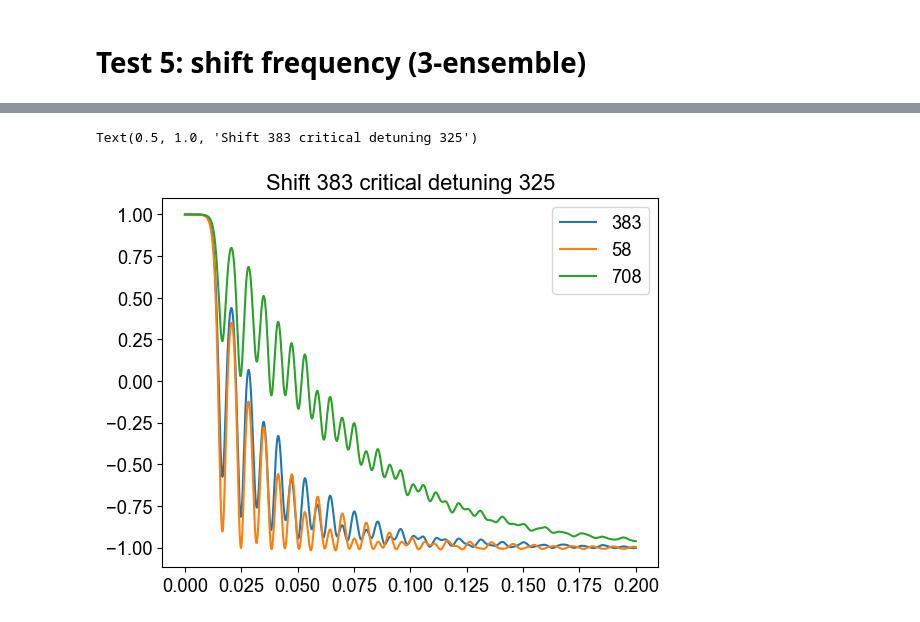
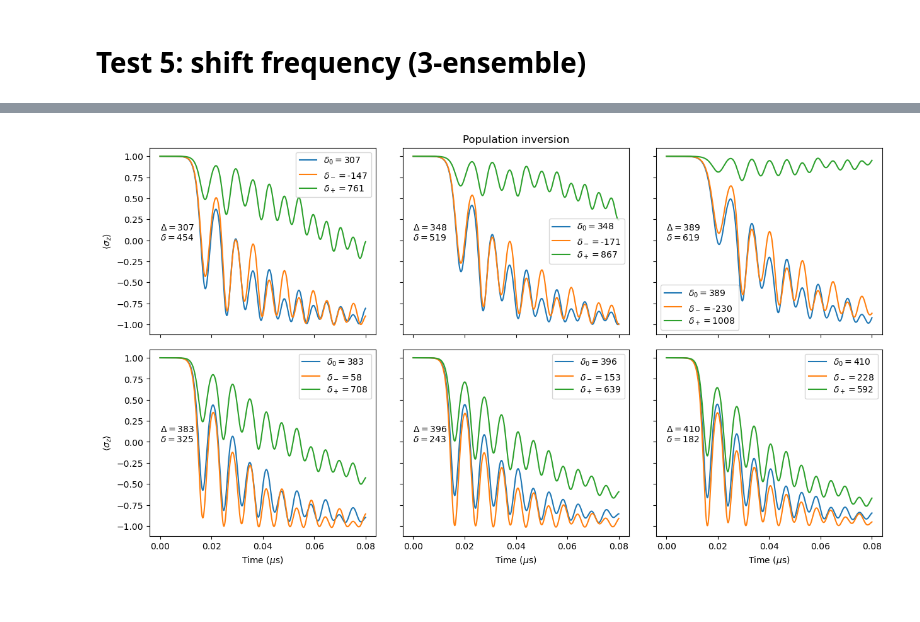
Before and after one commit to VodkaSin/Cuda_C_spin_sync, a Jupyter notebook: CUDA_code/cuda_run.ipynb, the cells around one changed output, grey strips where cells are left out. Drawn from its saved outputs; the diff is of its cells as text; code cells hidden in the pictures.

Commit message:
Test 5 1 crit

```diff
--- a/CUDA_code/cuda_run.ipynb
+++ b/CUDA_code/cuda_run.ipynb
@@ -824,15 +805,41 @@ time_list = [results[i][0] for i in range(n_tests)]
 sz_list = [results[i][1] for i in range(n_tests)] # Population inversion
 coherence_list = [results[i][2] for i in range(n_tests)] # Coherence with class 0
 photon_list = [results[i][3] for i in range(n_tests)] # Intracavity photon number
-# %%
-i = 2
-shift = shifts[inv_ind[i]]
-delt = delta_crit[inv_ind[i]]
-plt.plot(time_list[i], sz_list[i][:,0], label=f"{shift}")
-plt.plot(time_list[i], sz_list[i][:,1], label=f"{shift-delt}")
-plt.plot(time_list[i], sz_list[i][:,2], label=f"{shift+delt}")
-plt.legend()
-plt.title(f"Shift {shift} critical detuning {delt}")
-# %% [output]
-Text(0.5, 1.0, 'Shift 383 critical detuning 325')
-[figure, removed]
+# %%
+plot_save = False
+fig, ax = plt.subplots(2,3,sharex=True, sharey=True, figsize=(15,8), gridspec_kw = {'wspace':0.12, 'hspace':0.08})
+
+ax[0][0].set_ylabel(r"$\langle \sigma_z\rangle$")
+ax[1][0].set_ylabel(r"$\langle \sigma_z\rangle$")
+ax[1][0].set_xlabel(r"Time ($\mu$s)")
+ax[1][1].set_xlabel(r"Time ($\mu$s)")
+ax[1][2].set_xlabel(r"Time ($\mu$s)")
+# ax[0][1].ticklabel_format(axis='y', style='sci', scilimits=(4,4))
+# ax[1][1].ticklabel_format(axis='y', style='sci', scilimits=(4,4))
+
+
+t_ind = utils.cut_time(results[0][0], 0.08)
+index = 0
+for i in range(2):
+    for j in range(3):
+        shift = shifts[inv_ind[index]]
+        delt = delta_crit[inv_ind[index]]
+        labels = [f"$\delta_0=${shift}", f"$\delta_-=${shift-delt}",f"$\delta_+=${shift+delt}"]
+        ax[i][j].text(0,0,f"$\Delta=${shift}\n$\delta=${delt}")
+        for k in range (3):
+            ax[i][j].plot(time_list[index][:t_ind], sz_list[index][:,k][:t_ind], label=labels[k])
+        ax[i][j].legend()
+        index += 1
+ax[0][1].set_title("Population inversion")
+if plot_save:
+    fig.savefig(f"test4_sz.pdf", dpi=300, pad_inches=0.2)
+# i = 2
+# shift = shifts[inv_ind[i]]
+# delt = delta_crit[inv_ind[i]]
+# plt.plot(time_list[i], sz_list[i][:,0], label=f"{shift}")
+# plt.plot(time_list[i], sz_list[i][:,1], label=f"{shift-delt}")
+# plt.plot(time_list[i], sz_list[i][:,2], label=f"{shift+delt}")
+# plt.legend()
+# plt.title(f"Shift {shift} critical detuning {delt}")
+# %% [output]
+[figure, added]
```
Also changed, not shown: parts of 3 cells of this notebook.
